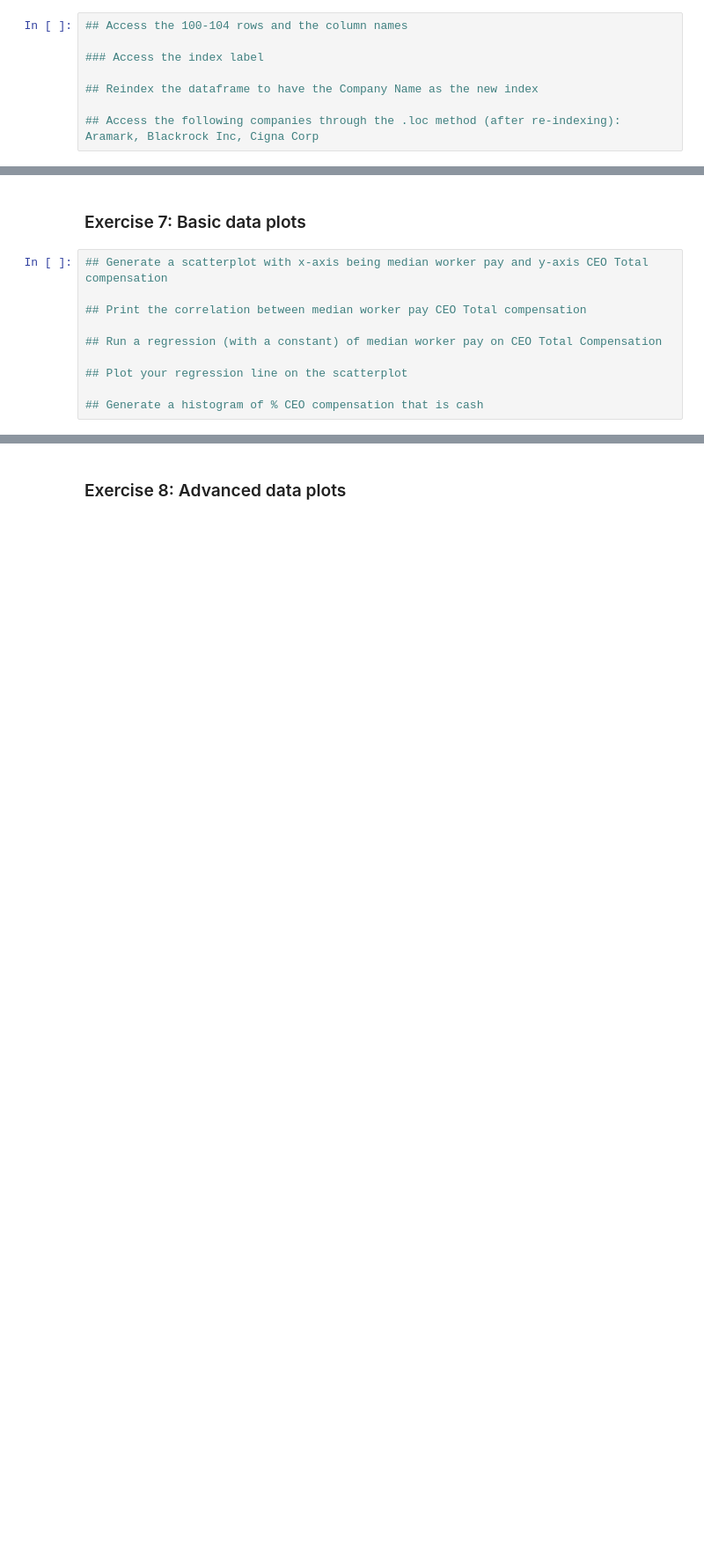
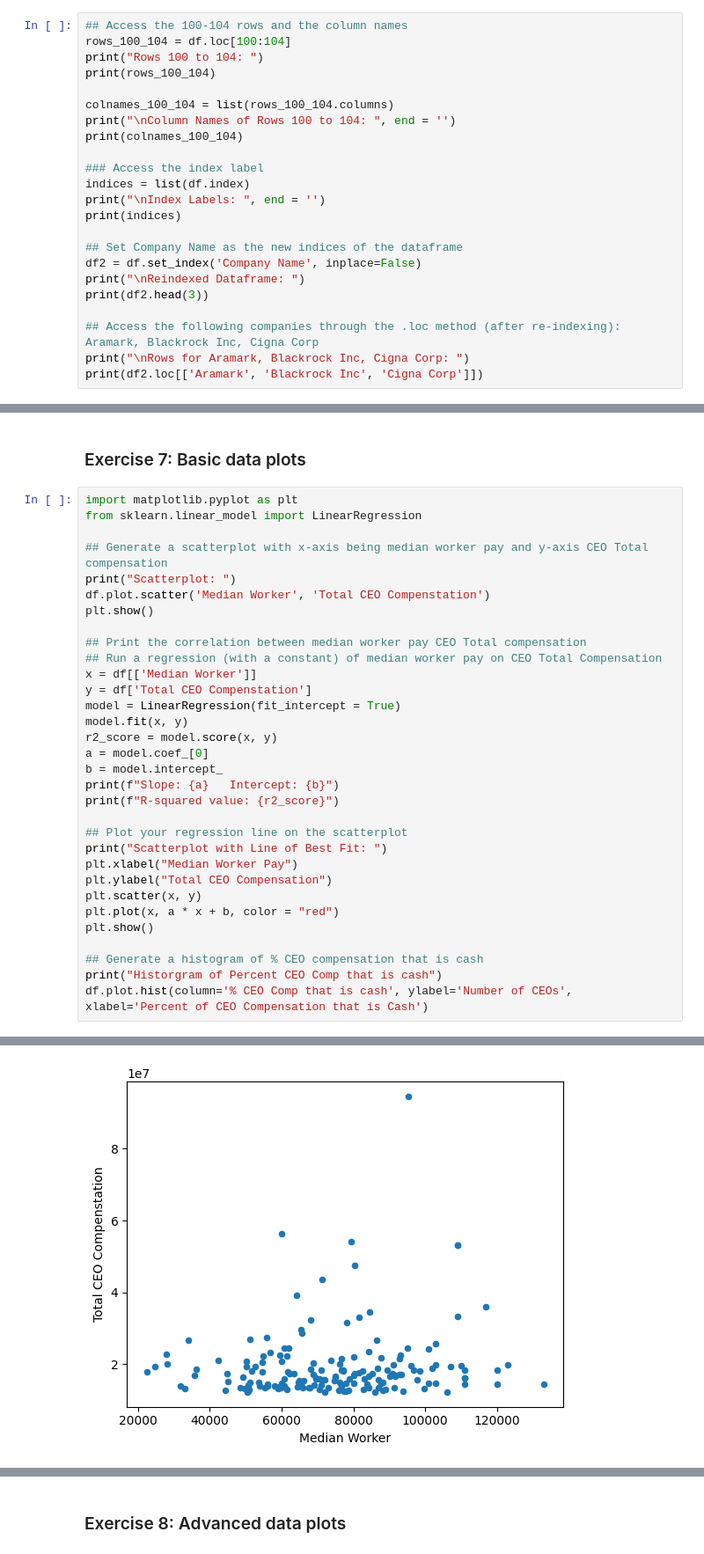
Before and after one commit to Jayden-Nyamiaka/Popular-Methods-in-Data-Science, a Jupyter notebook: Introduction/introduction.ipynb, the cells around one changed output, grey strips where cells are left out. Shown: that part at 88% size. Drawn from its saved outputs; the diff is of its cells as text; blank space fills up the shorter version.

```diff
--- a/Introduction/introduction.ipynb
+++ b/Introduction/introduction.ipynb
@@ -268,9 +344,24 @@ There are two other ways of accessing data in pandas, using the .loc and .iloc m
 * .loc is strictly label based
 # %%
 ## Access the 100-104 rows and the column names
+rows_100_104 = df.loc[100:104]
+print("Rows 100 to 104: ")
+print(rows_100_104)
+
+colnames_100_104 = list(rows_100_104.columns)
+print("\nColumn Names of Rows 100 to 104: ", end = '')
+print(colnames_100_104)
 
 ### Access the index label
+indices = list(df.index)
+print("\nIndex Labels: ", end = '')
+print(indices)
 
-## Reindex the dataframe to have the Company Name as the new index
+## Set Company Name as the new indices of the dataframe
+df2 = df.set_index('Company Name', inplace=False)
+print("\nReindexed Dataframe: ")
+print(df2.head(3))
 
 ## Access the following companies through the .loc method (after re-indexing): Aramark, Blackrock Inc, Cigna Corp
+print("\nRows for Aramark, Blackrock Inc, Cigna Corp: ")
+print(df2.loc[['Aramark', 'Blackrock Inc', 'Cigna Corp']])
@@ -277,12 +386,35 @@ There are two other ways of accessing data in pandas, using the .loc and .iloc m
 # %% [markdown]
 ### Exercise 7: Basic data plots
 # %%
+import matplotlib.pyplot as plt
+from sklearn.linear_model import LinearRegression
+
 ## Generate a scatterplot with x-axis being median worker pay and y-axis CEO Total compensation
+print("Scatterplot: ")
+df.plot.scatter('Median Worker', 'Total CEO Compenstation')
+plt.show()
 
 ## Print the correlation between median worker pay CEO Total compensation
-
 ## Run a regression (with a constant) of median worker pay on CEO Total Compensation
+x = df[['Median Worker']]
+y = df['Total CEO Compenstation']
+model = LinearRegression(fit_intercept = True)
+model.fit(x, y)
+r2_score = model.score(x, y)
+a = model.coef_[0]
+b = model.intercept_
+print(f"Slope: {a}   Intercept: {b}")
+print(f"R-squared value: {r2_score}")
 
 ## Plot your regression line on the scatterplot
+print("Scatterplot with Line of Best Fit: ")
+plt.xlabel("Median Worker Pay")
+plt.ylabel("Total CEO Compensation")
+plt.scatter(x, y)
+plt.plot(x, a * x + b, color = "red")
+plt.show()
 
 ## Generate a histogram of % CEO compensation that is cash
+print("Historgram of Percent CEO Comp that is cash")
+df.plot.hist(column='% CEO Comp that is cash', ylabel='Number of CEOs', xlabel='Percent of CEO Compensation that is Cash')
+# %% [output]
@@ -288,0 +422 @@ There are two other ways of accessing data in pandas, using the .loc and .iloc m
+[figure, added]
```
Also changed, not shown: parts of 10 cells of this notebook.
